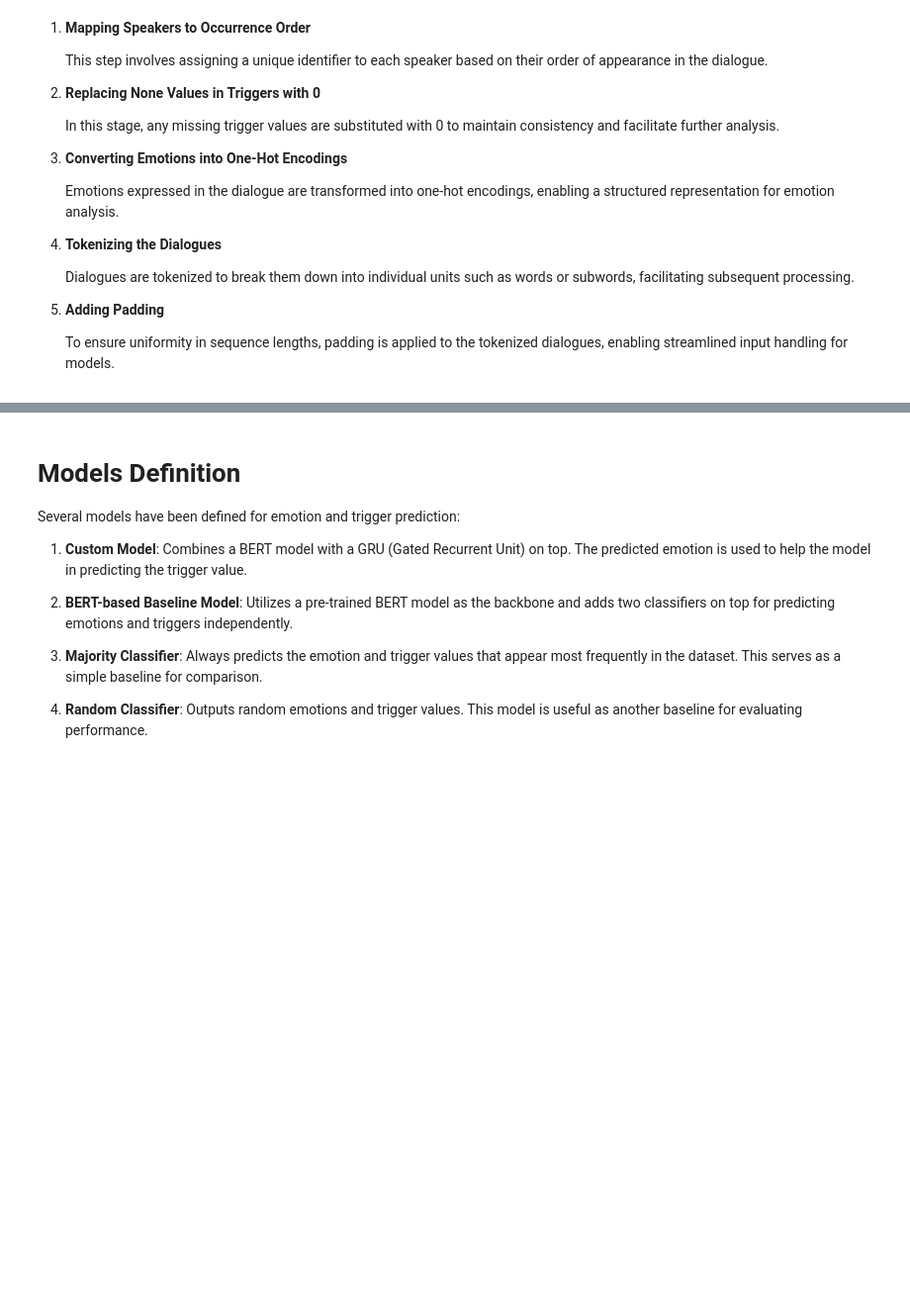
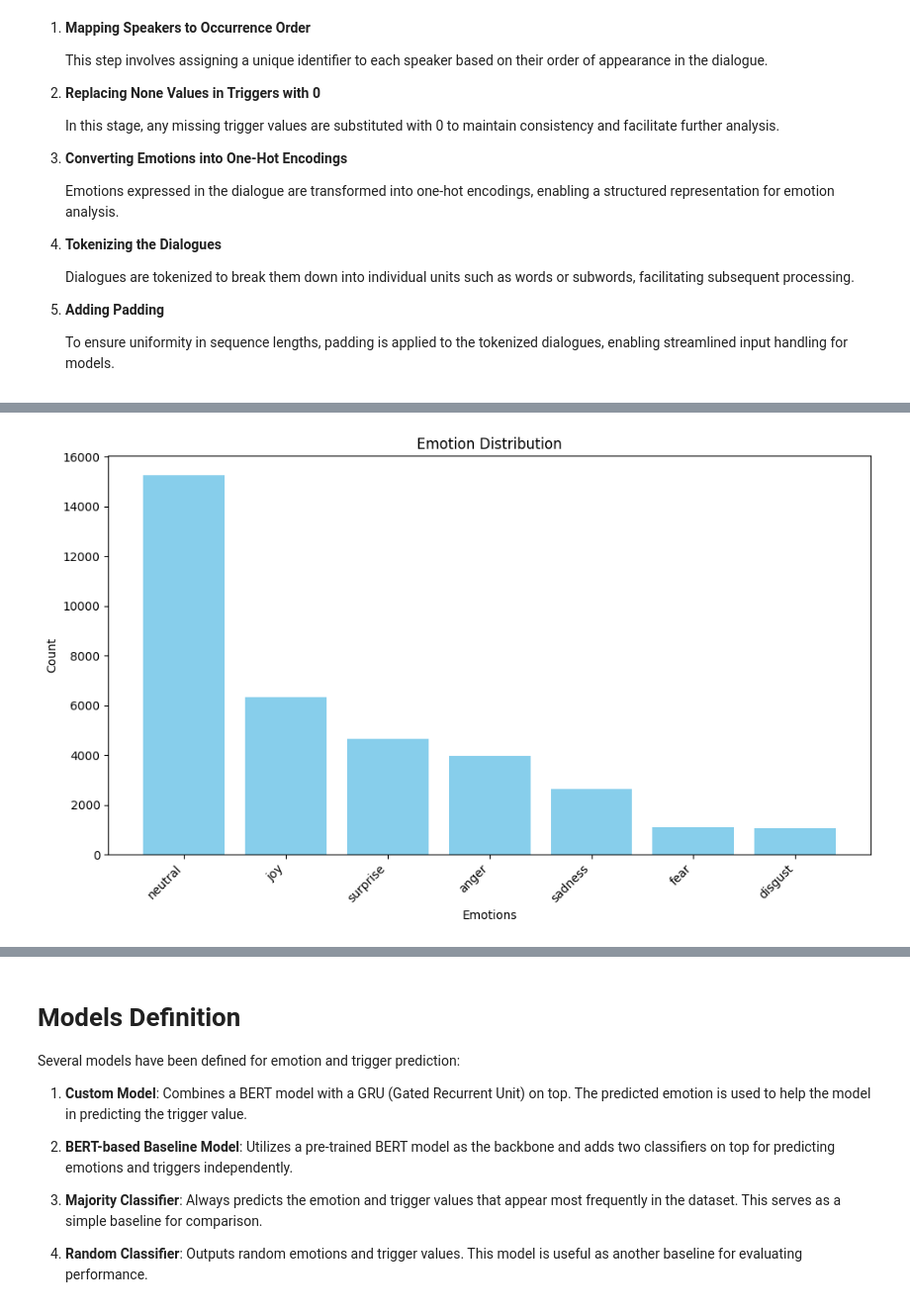
Before and after one commit to DanieleBaiocco/NLPProject, a Jupyter notebook: nlp_project.ipynb, the cells around one changed output, grey strips where cells are left out. Shown: that part at 99% size. Saved outputs shown, nothing was run; the diff lists cells and outputs as text; code cells hidden in the pictures; blank space fills up the shorter version.

```diff
--- a/nlp_project.ipynb
+++ b/nlp_project.ipynb
@@ -263,0 +313,26 @@ def create_dataloader(df: pd.core.frame.DataFrame, device, tokenizer, max_num_ut
+# %%
+def plot_from_counts(counts, xlabel, title):
+  x_labels = []
+  y_values = []
+  for data, count in counts.items():
+    x_labels.append(str(data))
+    y_values.append(count)
+  plt.figure(figsize=(10, 6))  # Adjust figure size as needed
+  plt.bar(x_labels, y_values, color='skyblue')
+
+  # Add labels and title
+  plt.xlabel(xlabel)
+  plt.ylabel('Count')
+  plt.title(title)
+
+  # Show plot
+  plt.xticks(rotation=45, ha='right')  # Rotate x-axis labels for better readability
+  plt.tight_layout()  # Adjust layout to prevent clipping of labels
+  plt.show()
+# %%
+df_emotions_flattened  = [emotion for dialogues in df['emotions'] for emotion in dialogues]
+df_emotions_series = pd.Series(df_emotions_flattened)
+emotion_counts = df_emotions_series.value_counts()
+plot_from_counts(emotion_counts, xlabel='Emotions', title='Emotion Distribution')
+# %% [output]
+[figure, added]
```
Also changed, not shown: parts of 7 cells of this notebook.
